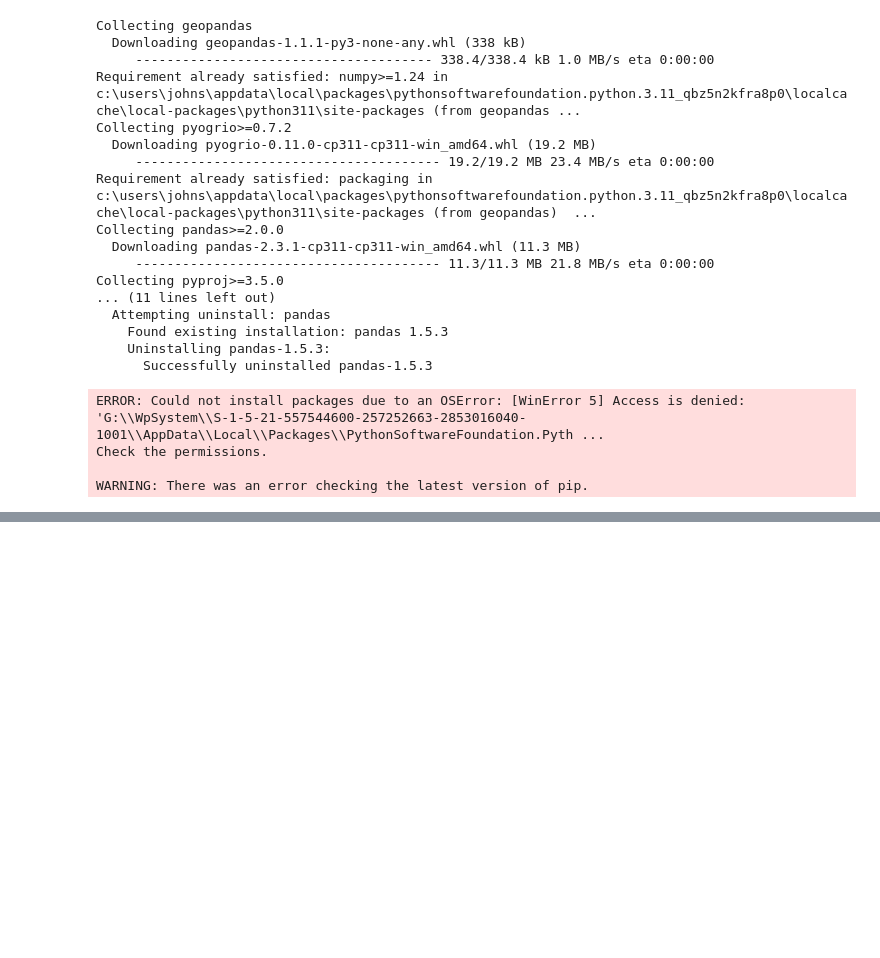
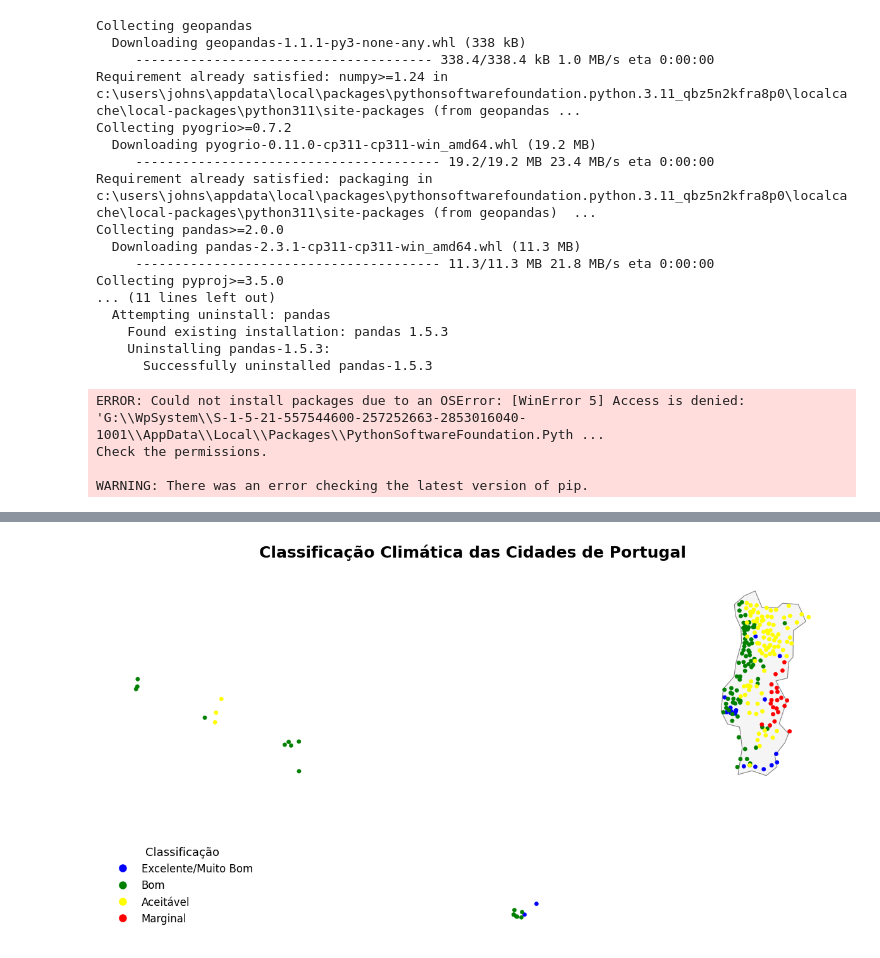
Before and after one commit to johnosd/MPAlugueisLisboa, a Jupyter notebook: src/Weather/classificaClima.ipynb, the cells around one changed output, grey strips where cells are left out. Saved outputs shown, nothing was run; the diff lists cells and outputs as text; code cells hidden in the pictures; blank space fills up the shorter version.

```diff
--- a/src/Weather/classificaClima.ipynb
+++ b/src/Weather/classificaClima.ipynb
@@ -504,0 +636,25 @@ Length: 89, dtype: int64
+# %%
+import matplotlib.pyplot as plt
+from matplotlib.lines import Line2D
+
+fig, ax = plt.subplots(figsize=(12, 16))
+
+portugal.plot(ax=ax, color='whitesmoke', edgecolor='gray', linewidth=0.8)
+gdf.plot(ax=ax, color=gdf['cor'], markersize=20, marker='o', linewidth=0.4)
+
+plt.axis('off')
+plt.title('Classificação Climática das Cidades de Portugal', fontsize=18, weight='bold', pad=20)
+
+# Legenda personalizada
+legend_elements = [
+    Line2D([0], [0], marker='o', color='w', label='Excelente/Muito Bom', markerfacecolor=cores['Excelente'], markersize=10),
+    Line2D([0], [0], marker='o', color='w', label='Bom', markerfacecolor=cores['Bom'], markersize=10),
+    Line2D([0], [0], marker='o', color='w', label='Aceitável', markerfacecolor=cores['Aceitável'], markersize=10),
+    Line2D([0], [0], marker='o', color='w', label='Marginal', markerfacecolor=cores['Marginal'], markersize=10),
+]
+ax.legend(handles=legend_elements, title="Classificação", loc='lower left', frameon=False, fontsize=12, title_fontsize=13)
+
+plt.tight_layout()
+plt.show()
+# %% [output]
+[figure, added]
```
Also changed, not shown: parts of 10 cells of this notebook, 1 other file.
